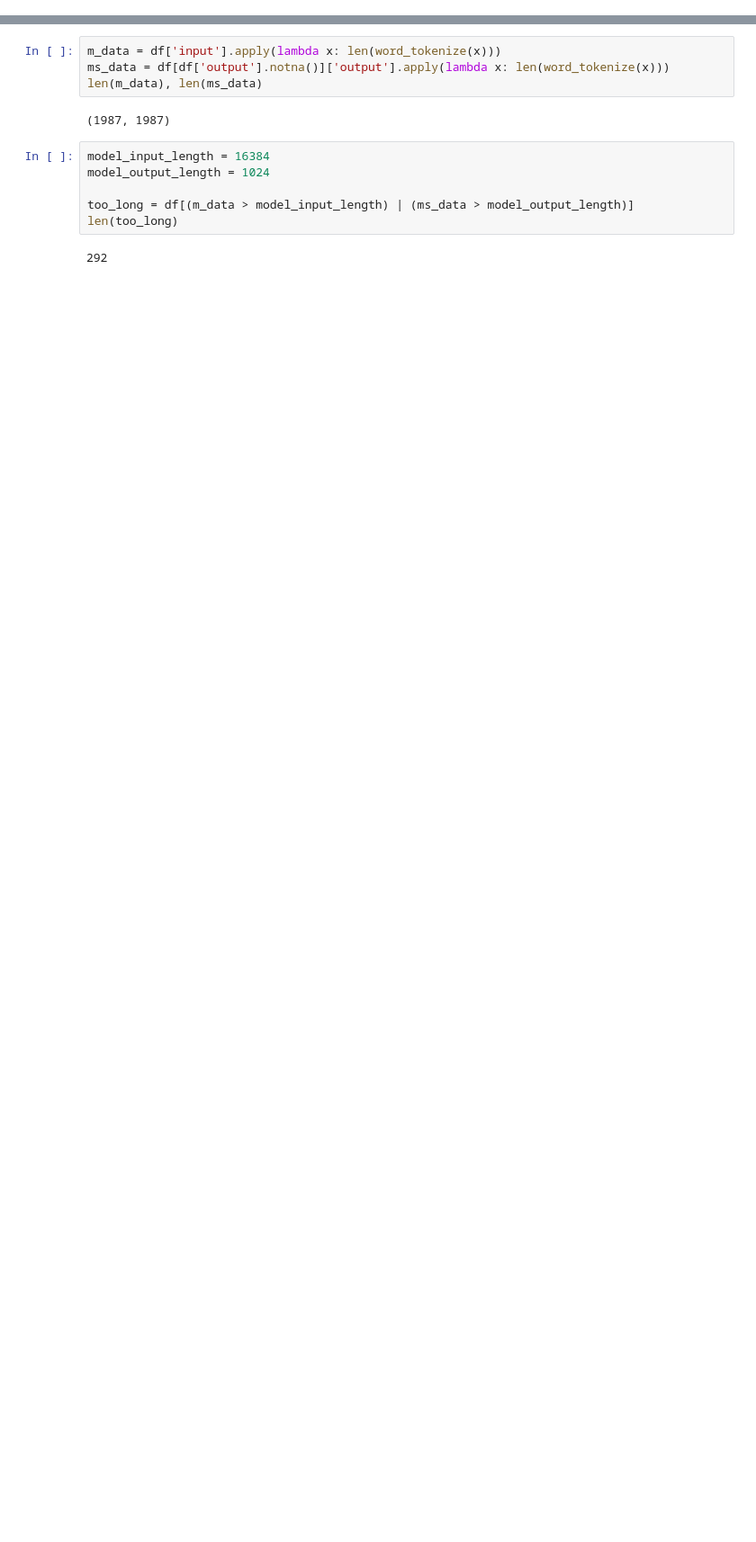
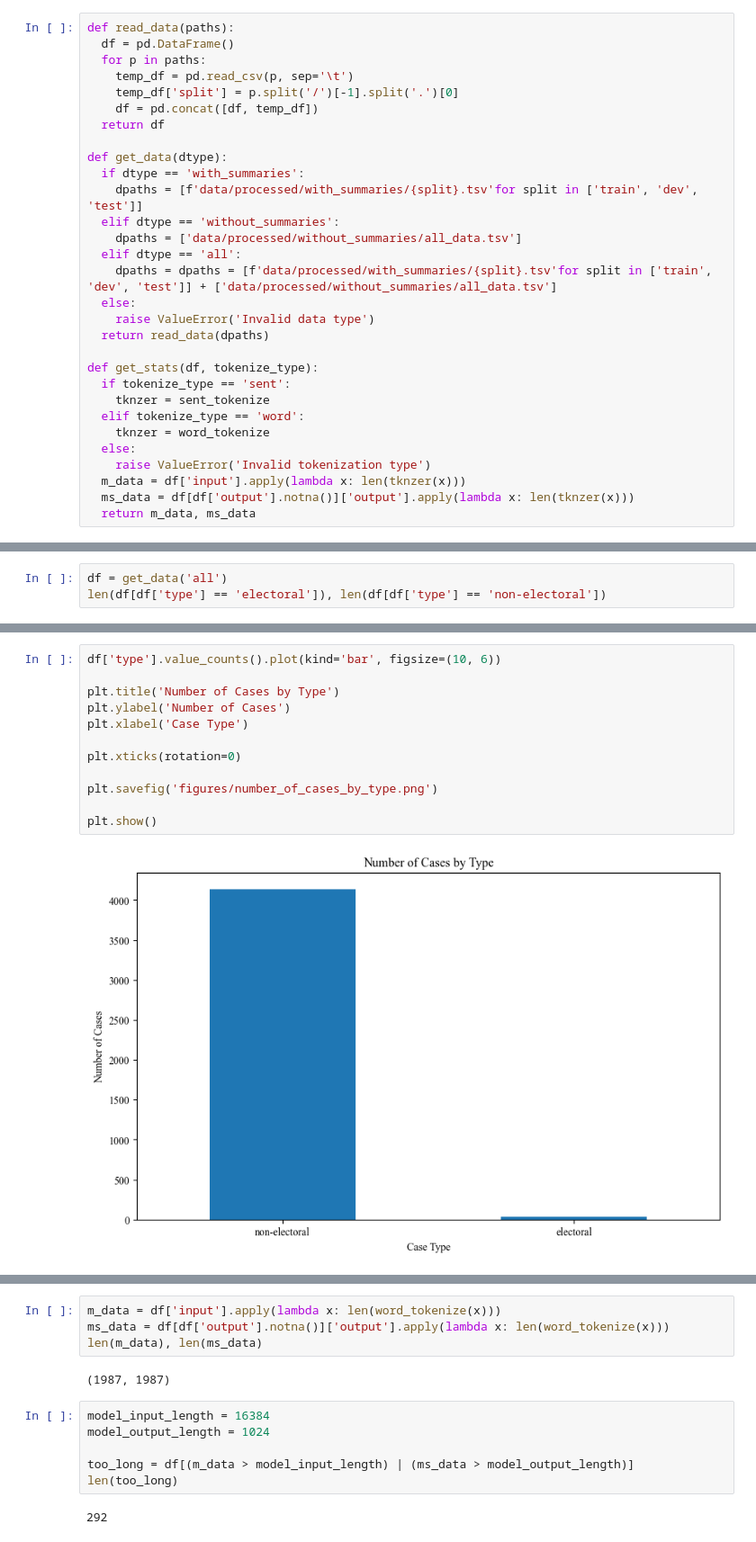
Before and after one commit to dsfsi/zasca-sum, a Jupyter notebook: scripts/process.ipynb, the cells around one changed output, grey strips where cells are left out. Shown: that part at 90% size. Cells and saved outputs as stored; diff of their text form; blank space fills up the shorter version.

```diff
--- a/scripts/process.ipynb
+++ b/scripts/process.ipynb
@@ -37,0 +33,30 @@ Index(['id', 'type', 'year', 'input', 'output', 'split'], dtype='object')
+# %%
+def read_data(paths):
+  df = pd.DataFrame()
+  for p in paths:
+    temp_df = pd.read_csv(p, sep='\t')
+    temp_df['split'] = p.split('/')[-1].split('.')[0]
+    df = pd.concat([df, temp_df])
+  return df
+
+def get_data(dtype):
+  if dtype == 'with_summaries':
+    dpaths = [f'data/processed/with_summaries/{split}.tsv'for split in ['train', 'dev', 'test']]
+  elif dtype == 'without_summaries':
+    dpaths = ['data/processed/without_summaries/all_data.tsv']
+  elif dtype == 'all':
+    dpaths = dpaths = [f'data/processed/with_summaries/{split}.tsv'for split in ['train', 'dev', 'test']] + ['data/processed/without_summaries/all_data.tsv']
+  else:
+    raise ValueError('Invalid data type')
+  return read_data(dpaths)
+
+def get_stats(df, tokenize_type):
+  if tokenize_type == 'sent':
+    tknzer = sent_tokenize
+  elif tokenize_type == 'word':
+    tknzer = word_tokenize
+  else:
+    raise ValueError('Invalid tokenization type')
+  m_data = df['input'].apply(lambda x: len(tknzer(x)))
+  ms_data = df[df['output'].notna()]['output'].apply(lambda x: len(tknzer(x)))
+  return m_data, ms_data
@@ -37,0 +177,3 @@ Index(['id', 'type', 'year', 'input', 'output', 'split'], dtype='object')
+# %%
+df = get_data('all')
+len(df[df['type'] == 'electoral']), len(df[df['type'] == 'non-electoral'])
@@ -37,0 +182,14 @@ Index(['id', 'type', 'year', 'input', 'output', 'split'], dtype='object')
+# %%
+df['type'].value_counts().plot(kind='bar', figsize=(10, 6))
+
+plt.title('Number of Cases by Type')
+plt.ylabel('Number of Cases')
+plt.xlabel('Case Type')
+
+plt.xticks(rotation=0)
+
+plt.savefig('figures/number_of_cases_by_type.png')
+
+plt.show()
+# %% [output]
+[figure, added]
```
Also changed, not shown: parts of 9 cells of this notebook.
